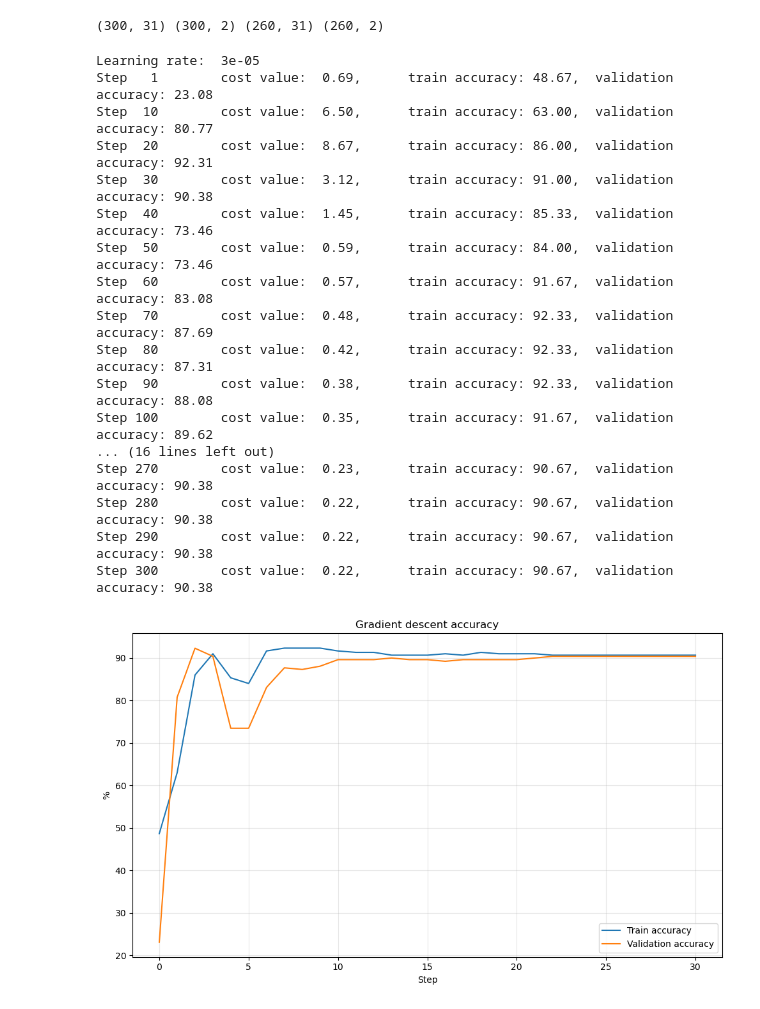
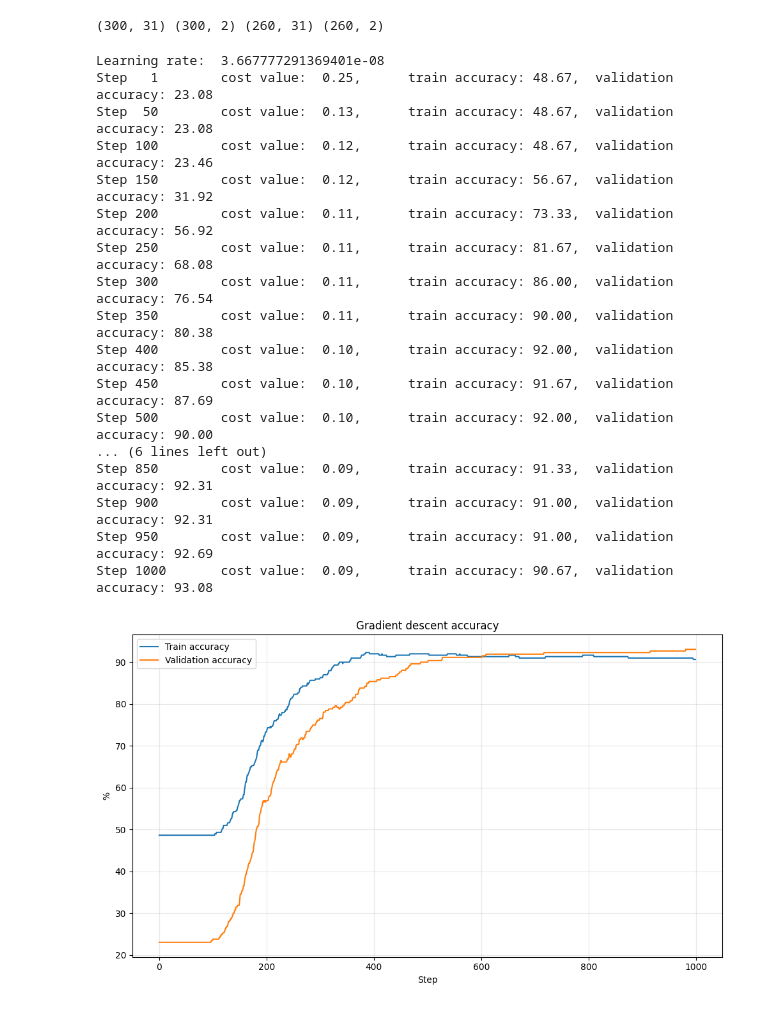
Before and after one commit to depebul/MOWNIT, a Jupyter notebook: lab11/mownit_11.ipynb, the cells around one changed output. Cells and saved outputs as stored; diff of their text form; code cells hidden in the pictures.

```diff
--- a/lab11/mownit_11.ipynb
+++ b/lab11/mownit_11.ipynb
@@ -90,6 +77,13 @@ def print_log(step, cost, train_acc, val_acc):
     log = log.format(step, cost.item(), train_acc.item(), val_acc.item())
 
     print(log)
+# %%
+def mse(S, T):
+    return 0.5 * np.mean((S - T) ** 2)
+
+def grad_mse(X, S, T):
+    n =  X.shape[0]
+    return (1.0 / n) * X.T @ (S - T)
 # %%
 def gd_fit(W0, X, T, X_val, T_val, lr=1.0, steps=100, log_every=5):
     n = X.shape[0]
@@ -118,6 +112,34 @@ def gd_fit(W0, X, T, X_val, T_val, lr=1.0, steps=100, log_every=5):
             stats.append((cost_val, train_acc, val_acc))
 
     return W, stats
+# %%
+def gd_fit(W0, X, T, X_val, T_val, lr=1.0, steps=100, log_every=5):
+    n = X.shape[0]
+    W = np.copy(W0)
+    M = 0
+    mu = 0.9
+
+    stats = []
+
+    for step in range(steps):
+        S = X @ W
+        cost_val = mse(S, T)
+
+        cost_grad = grad_mse(X, S, T)
+        M = mu * M - lr * cost_grad
+        W = W + M
+
+        P_train = classify(W, X)
+        train_acc = calc_acc(P_train, T)
+
+        P_val = classify(W, X_val)
+        val_acc = calc_acc(P_val, T_val)
+
+        stats.append((cost_val, train_acc, val_acc))
+        if step == 0 or (step + 1) % log_every == 0:
+            print_log(step + 1, cost_val, train_acc, val_acc)
+
+    return W, stats
 # %%
 ATA_eigenvalues, _ = np.linalg.eig(A_train_linear.T @ A_train_linear)
 lambda_min = np.min(ATA_eigenvalues)
@@ -133,17 +155,17 @@ print(X.shape, T.shape, X_val.shape, T_val.shape)
 # %% [output]
 (300, 31) (300, 2) (260, 31) (260, 2)
 # %%
-W0 = np.random.randn(31, 2)
+#W0 = np.random.randn(31, 2)
 W0 = np.zeros((31, 2))
 # print(X)
 # print(W0)
 # print(softmax(X @ W0))
 # %%
 # Another try with higher learning rate
-# lr = 2 / (lambda_max + lambda_min)
-lr = 0.00003
+lr = 20 / (lambda_max)
+
 print("Learning rate: ", lr)
-W, stats = gd_fit(W0, X, T, X_val, T_val, lr=lr, steps=300, log_every=10)
+W, stats = gd_fit(W0, X, T, X_val, T_val, lr=lr, steps=1000, log_every=50)
 
 
 cost = [t[0] for t in stats]
@@ -158,48 +180,48 @@ plt.plot(t_acc, label="Train accuracy")
 plt.plot(v_acc, label="Validation accuracy")
 
 # Customize the plot
 plt.xlabel("Step")
 plt.ylabel("%")
 plt.title("Gradient descent accuracy")
 plt.legend()
 plt.grid(True, alpha=0.3)
 
 # Show the plot
 plt.tight_layout()
 plt.show()
 
 
 # Create the plot
 plt.figure(figsize=(10, 6))
 
 # Plot each series
 plt.plot(cost, label="Cost")
 
 # Customize the plot
 plt.xlabel("Step")
 plt.title("Gradient descent cost")
 plt.legend()
 plt.grid(True, alpha=0.3)
 
 # Show the plot
 plt.tight_layout()
 plt.show()
 # %% [output]
-Learning rate:  3e-05
-Step   1        cost value:  0.69,      train accuracy: 48.67,  validation accuracy: 23.08
-Step  10        cost value:  6.50,      train accuracy: 63.00,  validation accuracy: 80.77
-Step  20        cost value:  8.67,      train accuracy: 86.00,  validation accuracy: 92.31
-Step  30        cost value:  3.12,      train accuracy: 91.00,  validation accuracy: 90.38
-Step  40        cost value:  1.45,      train accuracy: 85.33,  validation accuracy: 73.46
-Step  50        cost value:  0.59,      train accuracy: 84.00,  validation accuracy: 73.46
-Step  60        cost value:  0.57,      train accuracy: 91.67,  validation accuracy: 83.08
-Step  70        cost value:  0.48,      train accuracy: 92.33,  validation accuracy: 87.69
-Step  80        cost value:  0.42,      train accuracy: 92.33,  validation accuracy: 87.31
-Step  90        cost value:  0.38,      train accuracy: 92.33,  validation accuracy: 88.08
-Step 100        cost value:  0.35,      train accuracy: 91.67,  validation accuracy: 89.62
-... (16 lines left out)
-Step 270        cost value:  0.23,      train accuracy: 90.67,  validation accuracy: 90.38
-Step 280        cost value:  0.22,      train accuracy: 90.67,  validation accuracy: 90.38
-Step 290        cost value:  0.22,      train accuracy: 90.67,  validation accuracy: 90.38
-Step 300        cost value:  0.22,      train accuracy: 90.67,  validation accuracy: 90.38
+Learning rate:  3.667777291369401e-08
+Step   1        cost value:  0.25,      train accuracy: 48.67,  validation accuracy: 23.08
+Step  50        cost value:  0.13,      train accuracy: 48.67,  validation accuracy: 23.08
+Step 100        cost value:  0.12,      train accuracy: 48.67,  validation accuracy: 23.46
+Step 150        cost value:  0.12,      train accuracy: 56.67,  validation accuracy: 31.92
+Step 200        cost value:  0.11,      train accuracy: 73.33,  validation accuracy: 56.92
+Step 250        cost value:  0.11,      train accuracy: 81.67,  validation accuracy: 68.08
+Step 300        cost value:  0.11,      train accuracy: 86.00,  validation accuracy: 76.54
+Step 350        cost value:  0.11,      train accuracy: 90.00,  validation accuracy: 80.38
+Step 400        cost value:  0.10,      train accuracy: 92.00,  validation accuracy: 85.38
+Step 450        cost value:  0.10,      train accuracy: 91.67,  validation accuracy: 87.69
+Step 500        cost value:  0.10,      train accuracy: 92.00,  validation accuracy: 90.00
+... (6 lines left out)
+Step 850        cost value:  0.09,      train accuracy: 91.33,  validation accuracy: 92.31
+Step 900        cost value:  0.09,      train accuracy: 91.00,  validation accuracy: 92.31
+Step 950        cost value:  0.09,      train accuracy: 91.00,  validation accuracy: 92.69
+Step 1000       cost value:  0.09,      train accuracy: 90.67,  validation accuracy: 93.08
-[figure, old version]
+[figure, new version]
```
Also changed, not shown: parts of 12 cells of this notebook.
